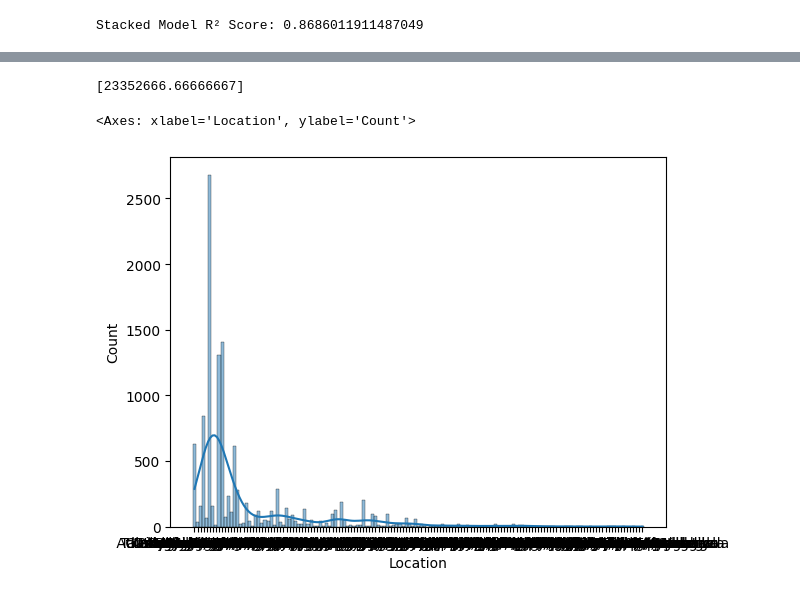
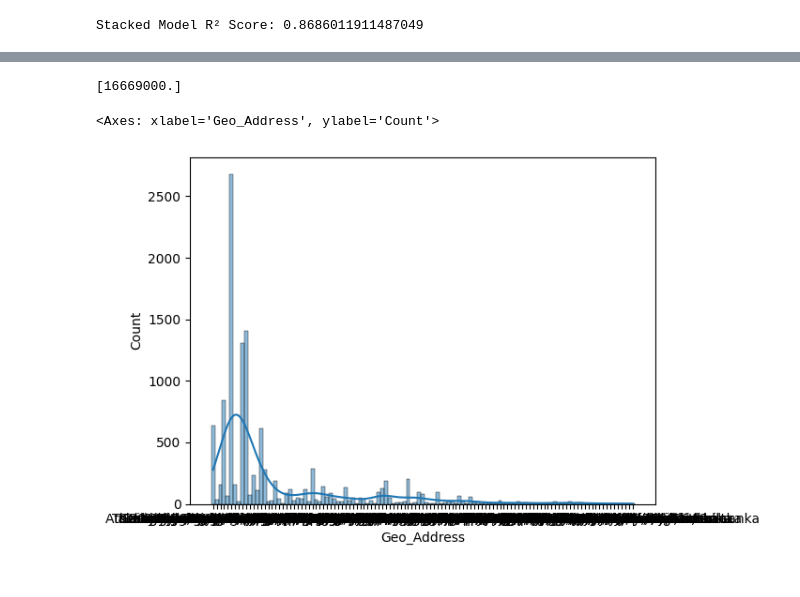
Before and after one commit to ldotmithu/End_to_End_House_Price_Estimater_IkmanData, a Jupyter notebook: notebook/SL_House.ipynb, the cells around one changed output, grey strips where cells are left out. Saved outputs shown, nothing was run; the diff lists cells and outputs as text; code cells hidden in the pictures.

```diff
--- a/notebook/SL_House.ipynb
+++ b/notebook/SL_House.ipynb
@@ -394,7 +420,7 @@ def remove_outliers_iqr(data,columns,multiplier=1.5):
             data = data[(data[col] > lower_bound) & (data[col] < upper_bound)]
     return data
 # %%
-data = remove_outliers_iqr(data,['Baths','Land size'])
+data = remove_outliers_iqr(data,['Baths','Land size','Beds','House size','Price'])
 # %%
 data.shape
 # %% [output]
@@ -402,10 +427,0 @@ data.shape
-# %%
-Q1 = np.percentile(data['Beds'],25,method='midpoint')
-Q3 = np.percentile(data['Beds'],75,method='midpoint')
-IQR = Q3-Q1
-lower = Q1-1.5*IQR
-uppwer = Q3+1.5*IQR
-print(lower,uppwer)
-
-data = data[(data['Beds'] > lower) & (data['Beds'] < uppwer)]
-data.shape
@@ -415,10 +427,0 @@ data.shape
-# %%
-Q1 = np.percentile(data['House size'],25,method='midpoint')
-Q3 = np.percentile(data['House size'],75,method='midpoint')
-IQR = Q3-Q1
-lower = Q1-1.5*IQR
-uppwer = Q3+1.5*IQR
-print(lower,uppwer)
-
-data = data[(data['House size'] > lower) & (data['House size'] < uppwer)]
-data.shape
@@ -428,10 +427,0 @@ data.shape
-# %%
-Q1 = np.percentile(data['Price'],25,method='midpoint')
-Q3 = np.percentile(data['Price'],75,method='midpoint')
-IQR = Q3-Q1
-lower = Q1-1.5*IQR
-uppwer = Q3+1.5*IQR
-print(lower,uppwer)
-
-data = data[(data['Price'] > lower) & (data['Price'] < uppwer)]
-data.shape
@@ -564,8 +589,8 @@ data.head()
 # %%
 import numpy as np
-columns = ["Baths", "Land size", "Beds", "House size", "Location"]
+columns = ["Baths", "Land size", "Beds", "House size", "Geo_Address"]
 #columns = ["Baths", "Beds", "House size", "Location"]
-input_data = [2,11,  3, 3000, "Athurugiriya, Colombo"]
+input_data = [3,8,  3, 1480, "Athurugiriya, Colombo, Sri Lanka"]
 input_data = pd.DataFrame([input_data], columns=columns)
 
 input_data = preprocess.transform(input_data)
@@ -573,9 +598,9 @@ prediction = rf.predict(input_data)
 
 print(prediction)
 # %% [output]
-[23352666.66666667]
+[16669000.]
 # %%
-sns.histplot(data['Location'],kde=True)
+sns.histplot(data['Geo_Address'],kde=True)
 # %% [output]
-<Axes: xlabel='Location', ylabel='Count'>
+<Axes: xlabel='Geo_Address', ylabel='Count'>
-[figure, old version]
+[figure, new version]
```
Also changed, not shown: parts of 36 cells of this notebook, 19 other files.
